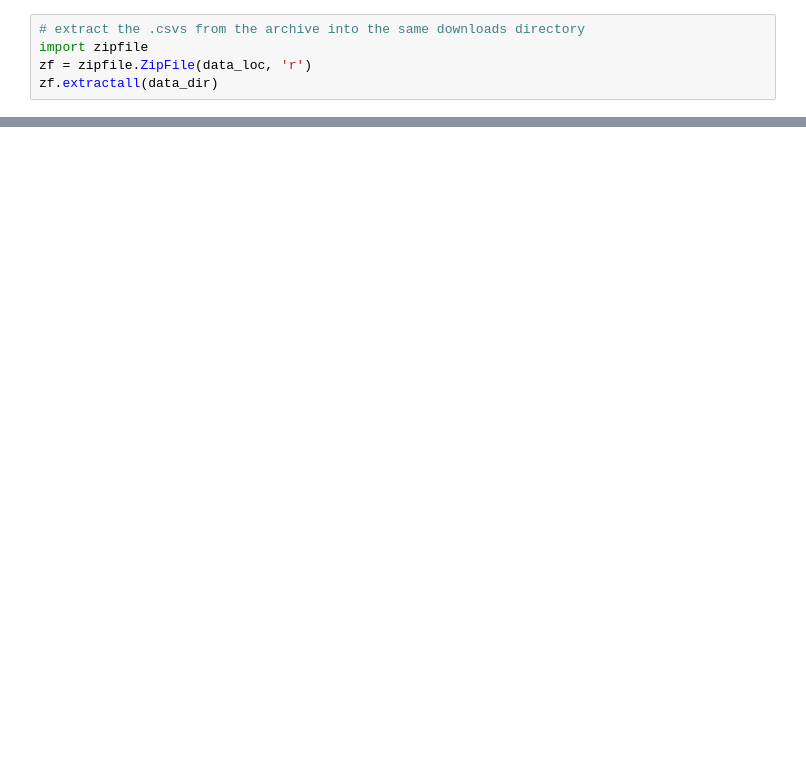
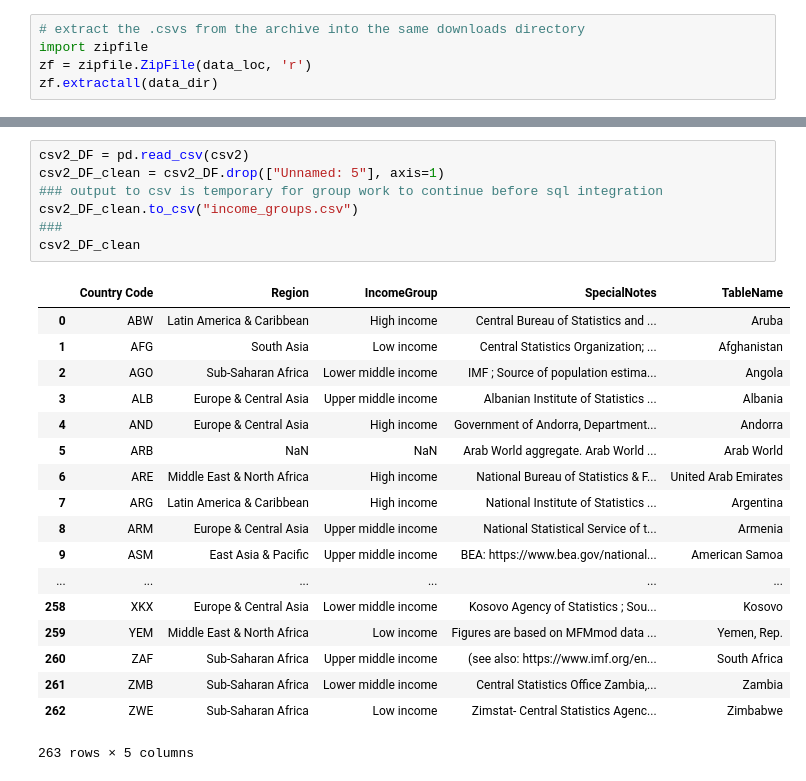
Before and after one commit to ykarki1/water-access, a Jupyter notebook: water_notebook.ipynb, the cells around one changed output, grey strips where cells are left out. Drawn from its saved outputs; the diff is of its cells as text; blank space fills up the shorter version.

```diff
--- a/water_notebook.ipynb
+++ b/water_notebook.ipynb
@@ -78,0 +114,26 @@ pd.read_csv(csv2)
+# %%
+csv2_DF = pd.read_csv(csv2)
+csv2_DF_clean = csv2_DF.drop(["Unnamed: 5"], axis=1)
+### output to csv is temporary for group work to continue before sql integration
+csv2_DF_clean.to_csv("income_groups.csv")
+###
+csv2_DF_clean
+# %% [output]
+|  | Country Code | Region | IncomeGroup | SpecialNotes | TableName |
+| 0 | ABW | Latin America & Caribbean | High income | Central Bureau of Statistics and ... | Aruba |
+| 1 | AFG | South Asia | Low income | Central Statistics Organization; ... | Afghanistan |
+| 2 | AGO | Sub-Saharan Africa | Lower middle income | IMF ; Source of population estima... | Angola |
+| 3 | ALB | Europe & Central Asia | Upper middle income | Albanian Institute of Statistics ... | Albania |
+| 4 | AND | Europe & Central Asia | High income | Government of Andorra, Department... | Andorra |
+| 5 | ARB | NaN | NaN | Arab World aggregate. Arab World ... | Arab World |
+| 6 | ARE | Middle East & North Africa | High income | National Bureau of Statistics & F... | United Arab Emirates |
+| 7 | ARG | Latin America & Caribbean | High income | National Institute of Statistics ... | Argentina |
+| 8 | ARM | Europe & Central Asia | Upper middle income | National Statistical Service of t... | Armenia |
+| 9 | ASM | East Asia & Pacific | Upper middle income | BEA: https://www.bea.gov/national... | American Samoa |
+| ... | ... | ... | ... | ... | ... |
+| 258 | XKX | Europe & Central Asia | Lower middle income | Kosovo Agency of Statistics ; Sou... | Kosovo |
+| 259 | YEM | Middle East & North Africa | Low income | Figures are based on MFMmod data ... | Yemen, Rep. |
+| 260 | ZAF | Sub-Saharan Africa | Upper middle income | (see also: https://www.imf.org/en... | South Africa |
+| 261 | ZMB | Sub-Saharan Africa | Lower middle income | Central Statistics Office Zambia,... | Zambia |
+| 262 | ZWE | Sub-Saharan Africa | Low income | Zimstat- Central Statistics Agenc... | Zimbabwe |
+263 rows × 5 columns
```
Also changed, not shown: parts of 10 cells of this notebook.
